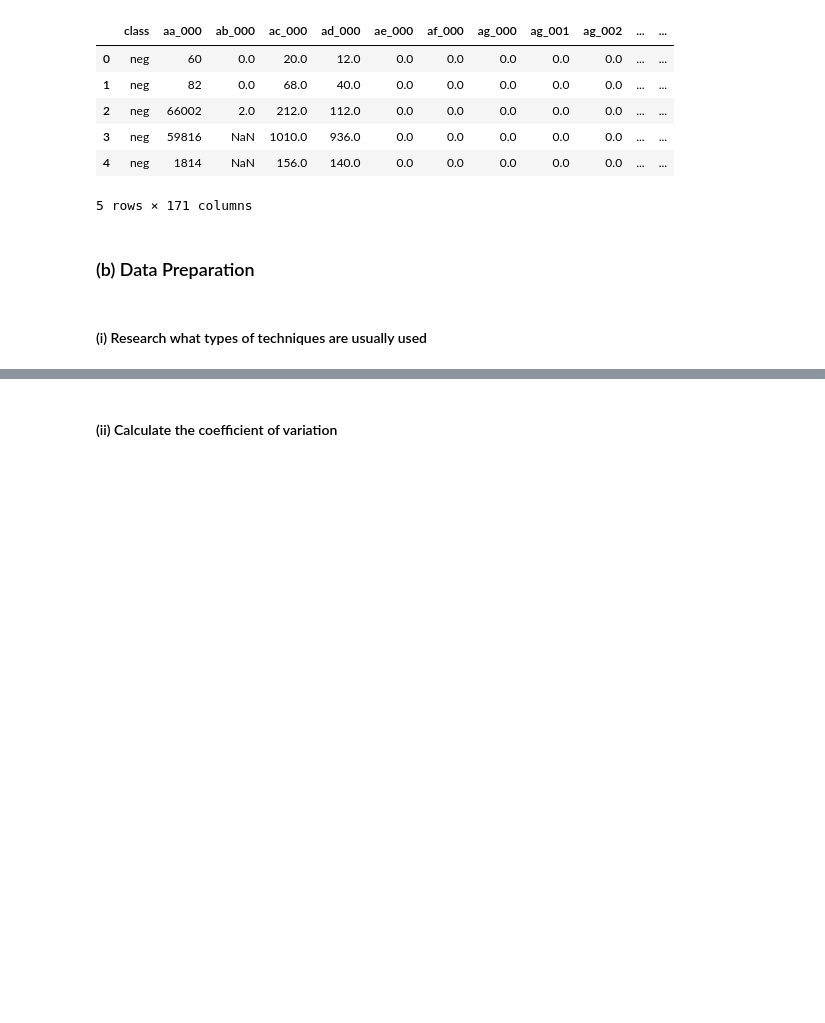
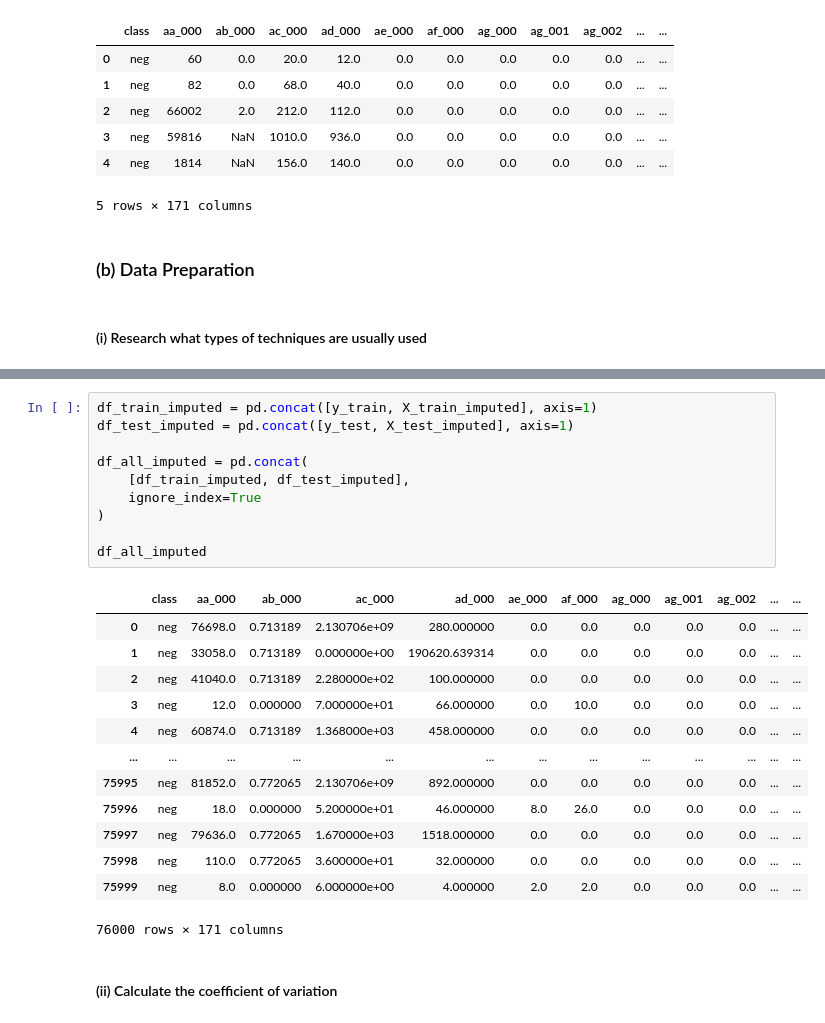
Before and after one commit to cxieusc/DSCI_552_HW6, a Jupyter notebook: notebook/Xie_Chong_HW6.ipynb, the cells around one changed output, grey strips where cells are left out. Cells and saved outputs as stored; diff of their text form; blank space fills up the shorter version.

```diff
--- a/notebook/Xie_Chong_HW6.ipynb
+++ b/notebook/Xie_Chong_HW6.ipynb
@@ -48,2 +96,26 @@ Test set shape: (16000, 171)
+# %%
+df_train_imputed = pd.concat([y_train, X_train_imputed], axis=1)
+df_test_imputed = pd.concat([y_test, X_test_imputed], axis=1)
+
+df_all_imputed = pd.concat(
+    [df_train_imputed, df_test_imputed],
+    ignore_index=True
+)
+
+df_all_imputed
+# %% [output]
+|  | class | aa_000 | ab_000 | ac_000 | ad_000 | ae_000 | af_000 | ag_000 | ag_001 | ag_002 | ... | ... |
+| 0 | neg | 76698.0 | 0.713189 | 2.130706e+09 | 280.000000 | 0.0 | 0.0 | 0.0 | 0.0 | 0.0 | ... | ... |
+| 1 | neg | 33058.0 | 0.713189 | 0.000000e+00 | 190620.639314 | 0.0 | 0.0 | 0.0 | 0.0 | 0.0 | ... | ... |
+| 2 | neg | 41040.0 | 0.713189 | 2.280000e+02 | 100.000000 | 0.0 | 0.0 | 0.0 | 0.0 | 0.0 | ... | ... |
+| 3 | neg | 12.0 | 0.000000 | 7.000000e+01 | 66.000000 | 0.0 | 10.0 | 0.0 | 0.0 | 0.0 | ... | ... |
+| 4 | neg | 60874.0 | 0.713189 | 1.368000e+03 | 458.000000 | 0.0 | 0.0 | 0.0 | 0.0 | 0.0 | ... | ... |
+| ... | ... | ... | ... | ... | ... | ... | ... | ... | ... | ... | ... | ... |
+| 75995 | neg | 81852.0 | 0.772065 | 2.130706e+09 | 892.000000 | 0.0 | 0.0 | 0.0 | 0.0 | 0.0 | ... | ... |
+| 75996 | neg | 18.0 | 0.000000 | 5.200000e+01 | 46.000000 | 8.0 | 26.0 | 0.0 | 0.0 | 0.0 | ... | ... |
+| 75997 | neg | 79636.0 | 0.772065 | 1.670000e+03 | 1518.000000 | 0.0 | 0.0 | 0.0 | 0.0 | 0.0 | ... | ... |
+| 75998 | neg | 110.0 | 0.772065 | 3.600000e+01 | 32.000000 | 0.0 | 0.0 | 0.0 | 0.0 | 0.0 | ... | ... |
+| 75999 | neg | 8.0 | 0.000000 | 6.000000e+00 | 4.000000 | 2.0 | 2.0 | 0.0 | 0.0 | 0.0 | ... | ... |
+76000 rows × 171 columns
 # %% [markdown]
 #### (ii) Calculate the coefficient of variation
```
Also changed, not shown: parts of 9 cells of this notebook.
